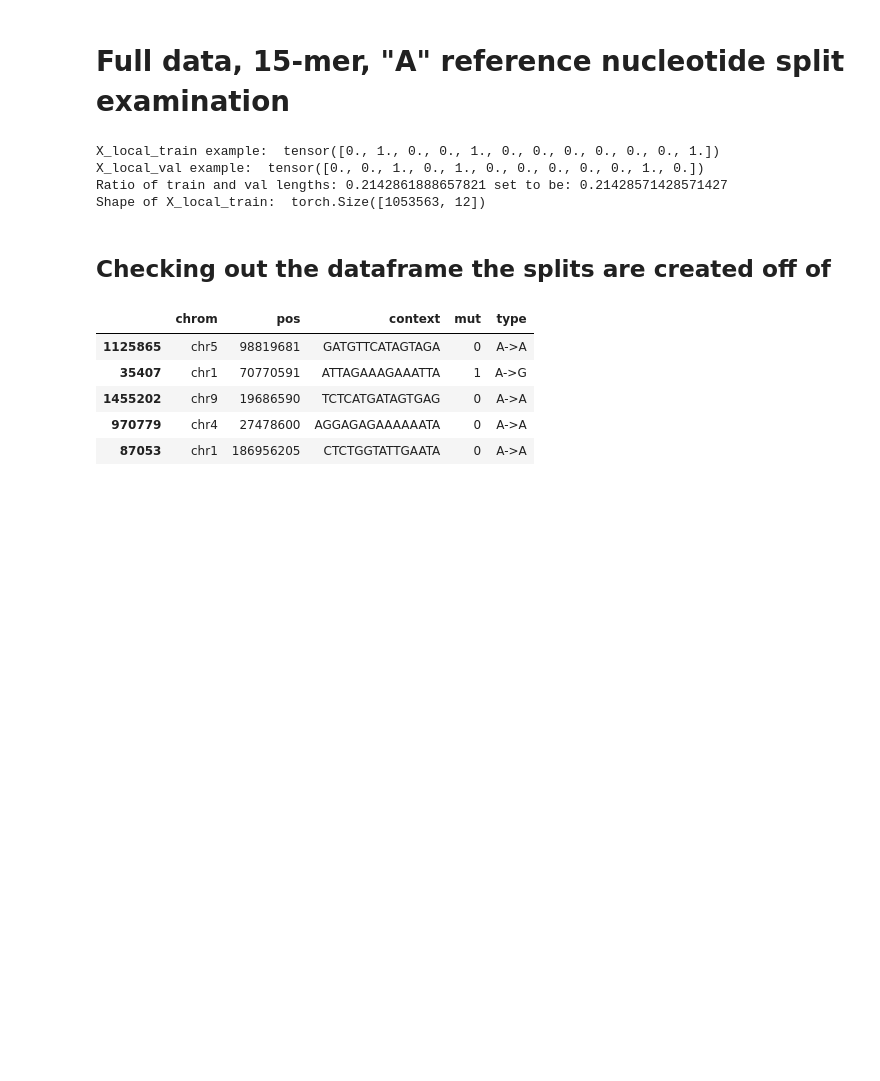
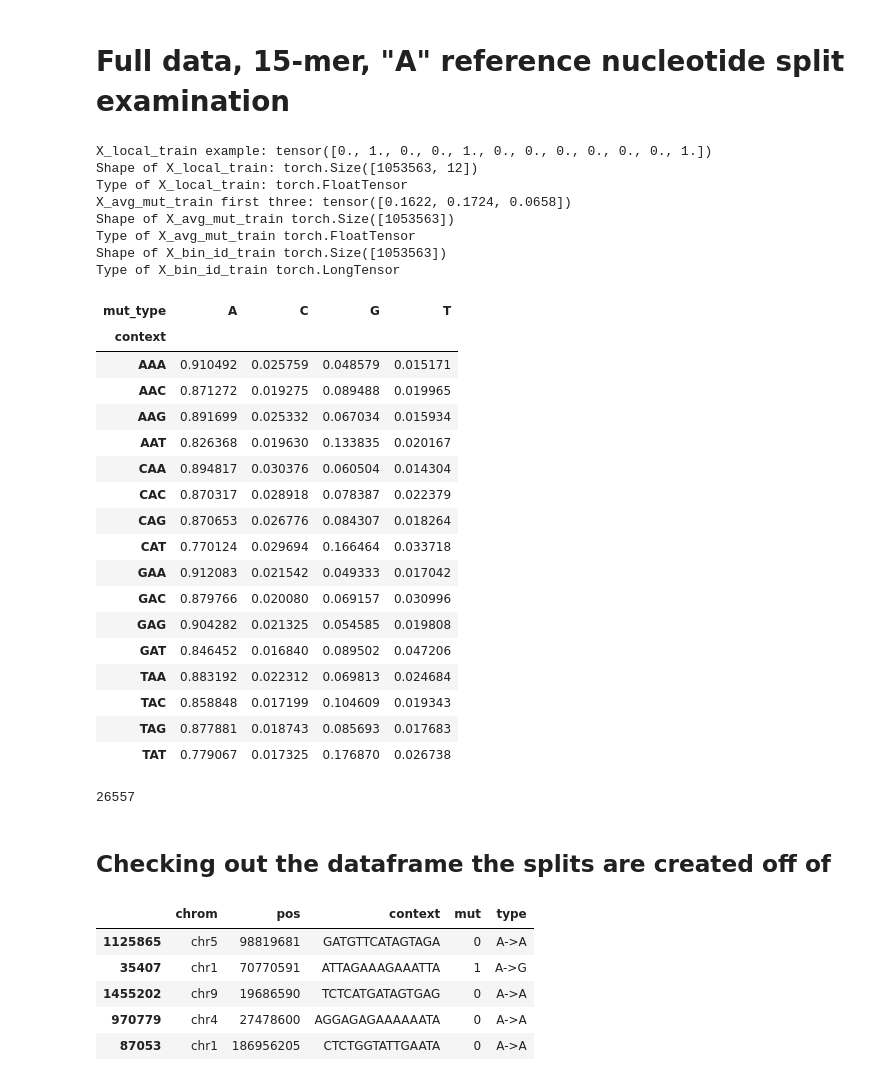
Before and after one commit to grnimrod/mutation-probs-nn, a Jupyter notebook: src/experiments.ipynb, the cells around one changed output. Saved outputs shown, nothing was run; the diff lists cells and outputs as text; code cells hidden in the pictures; blank space fills up the shorter version.

```diff
--- a/src/experiments.ipynb
+++ b/src/experiments.ipynb
@@ -13,16 +15,69 @@ from utils.load_splits import load_splits
 # %%
-X_local_train, X_region_train, y_train, X_local_val, X_region_val, y_val, X_local_test, X_region_test, y_test = load_splits("3fA")
+X_local_train, X_avg_mut_train, X_bin_id_train, y_train = load_splits("3fA", requested_splits=["train"], bin_size="100kb", requested_features=["avg_mut", "bin_id"])
 
-print("X_local_train example: ", X_local_train[0])
-print("X_local_val example: ", X_local_val[0])
-print("Ratio of train and val lengths:", len(X_local_val) / len(X_local_train), "set to be:", 15 / 70)
-
-print("Shape of X_local_train: ", X_local_train.shape)
+print("X_local_train example:", X_local_train[0])
+print("Shape of X_local_train:", X_local_train.shape)
+print("Type of X_local_train:", X_local_train.type())
+print("X_avg_mut_train first three:", X_avg_mut_train[:3])
+print("Shape of X_avg_mut_train", X_avg_mut_train.shape)
+print("Type of X_avg_mut_train", X_avg_mut_train.type())
+print("Shape of X_bin_id_train", X_bin_id_train.shape)
+print("Type of X_bin_id_train", X_bin_id_train.type())
 # %% [output]
-X_local_train example:  tensor([0., 1., 0., 0., 1., 0., 0., 0., 0., 0., 0., 1.])
-X_local_val example:  tensor([0., 0., 1., 0., 1., 0., 0., 0., 0., 0., 1., 0.])
-Ratio of train and val lengths: 0.2142861888657821 set to be: 0.21428571428571427
-Shape of X_local_train:  torch.Size([1053563, 12])
+X_local_train example: tensor([0., 1., 0., 0., 1., 0., 0., 0., 0., 0., 0., 1.])
+Shape of X_local_train: torch.Size([1053563, 12])
+Type of X_local_train: torch.FloatTensor
+X_avg_mut_train first three: tensor([0.1622, 0.1724, 0.0658])
+Shape of X_avg_mut_train torch.Size([1053563])
+Type of X_avg_mut_train torch.FloatTensor
+Shape of X_bin_id_train torch.Size([1053563])
+Type of X_bin_id_train torch.LongTensor
+# %%
+X_train = decode_kmer(X_local_train)
+y_train = decode_kmer(y_train)
+
+train_df = pd.DataFrame({
+    "context": X_train,
+    "mut_type": y_train
+})
+mutation_counts = train_df.groupby(["context", "mut_type"]).size().unstack(fill_value=0)
+mutation_counts = mutation_counts.div(mutation_counts.sum(axis=1), axis=0)
+prob_table = mutation_counts
+# %%
+prob_table
+# %% [output]
+| mut_type | A | C | G | T |
+| context |  |  |  |  |
+| AAA | 0.910492 | 0.025759 | 0.048579 | 0.015171 |
+| AAC | 0.871272 | 0.019275 | 0.089488 | 0.019965 |
+| AAG | 0.891699 | 0.025332 | 0.067034 | 0.015934 |
+| AAT | 0.826368 | 0.019630 | 0.133835 | 0.020167 |
+| CAA | 0.894817 | 0.030376 | 0.060504 | 0.014304 |
+| CAC | 0.870317 | 0.028918 | 0.078387 | 0.022379 |
+| CAG | 0.870653 | 0.026776 | 0.084307 | 0.018264 |
+| CAT | 0.770124 | 0.029694 | 0.166464 | 0.033718 |
+| GAA | 0.912083 | 0.021542 | 0.049333 | 0.017042 |
+| GAC | 0.879766 | 0.020080 | 0.069157 | 0.030996 |
+| GAG | 0.904282 | 0.021325 | 0.054585 | 0.019808 |
+| GAT | 0.846452 | 0.016840 | 0.089502 | 0.047206 |
+| TAA | 0.883192 | 0.022312 | 0.069813 | 0.024684 |
+| TAC | 0.858848 | 0.017199 | 0.104609 | 0.019343 |
+| TAG | 0.877881 | 0.018743 | 0.085693 | 0.017683 |
+| TAT | 0.779067 | 0.017325 | 0.176870 | 0.026738 |
+# %%
+_, _, X_bin_id_train, _, \
+_, _, X_bin_id_val, _, \
+X_local_test, X_avg_mut_test, X_bin_id_test, y_test = load_splits(
+    "3fA", requested_splits=["train", "val", "test"], bin_size="100kb", requested_features=["avg_mut", "bin_id"]
+)
+
+all_bins = np.concatenate((X_bin_id_train, X_bin_id_val, X_bin_id_test), axis=0)
+unique_bins = set(all_bins.flatten())
+n_bins = len(unique_bins)
+
+n_bins
+# %% [output]
+26557
 # %% [markdown]
 ## Checking out the dataframe the splits are created off of
 # %%
```
Also changed, not shown: parts of 2 cells of this notebook.
